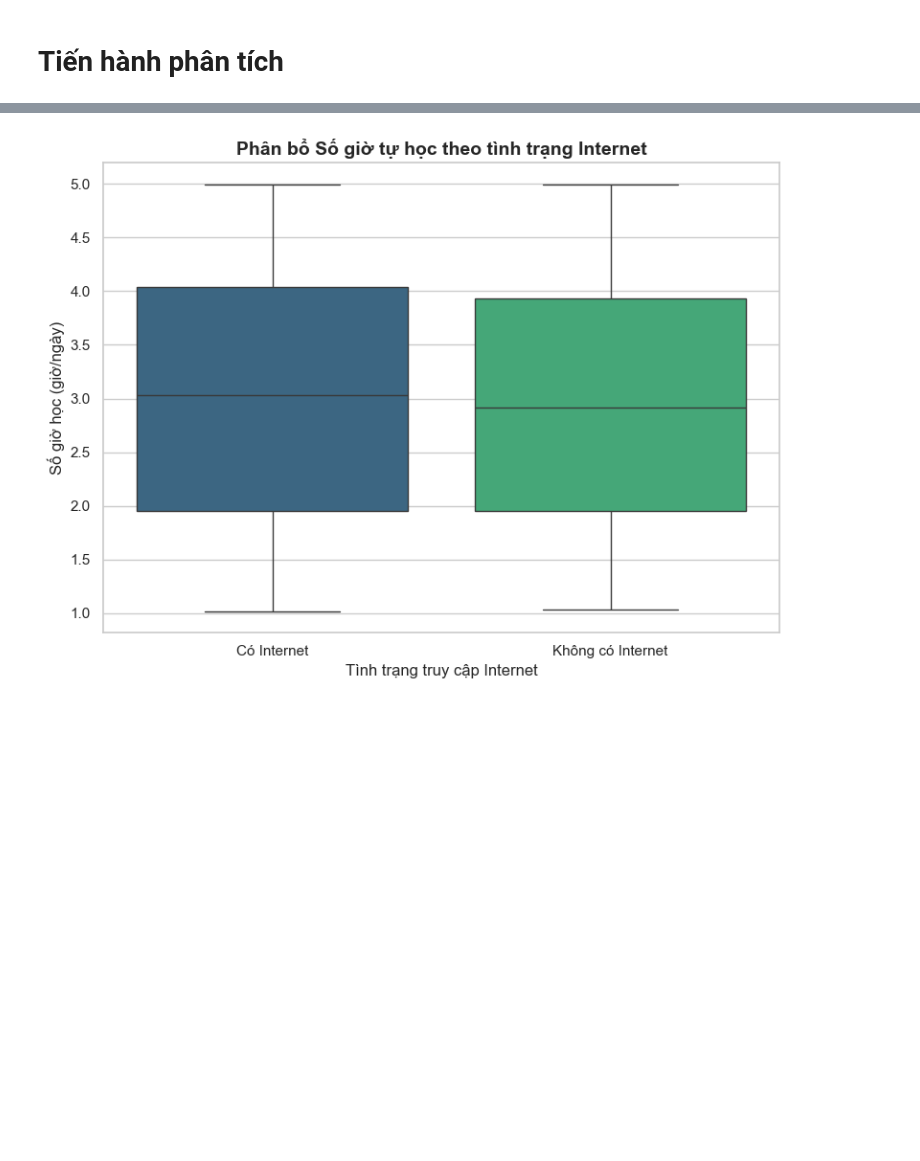
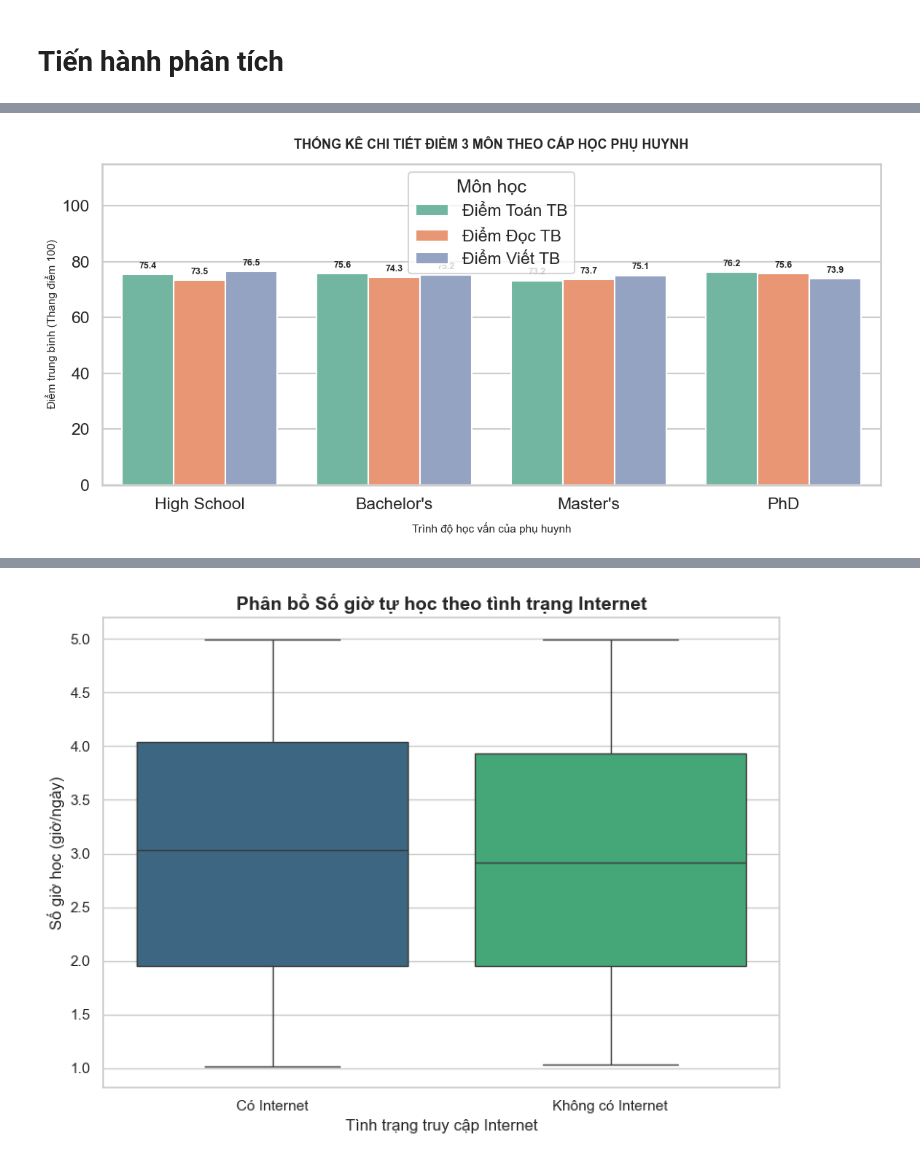
Before and after one commit to EnbacMig21/duan_datahsinh, a Jupyter notebook: phan_tich_data.ipynb, the cells around one changed output, grey strips where cells are left out. Cells and saved outputs as stored; diff of their text form; code cells hidden in the pictures; blank space fills up the shorter version.

```diff
--- a/phan_tich_data.ipynb
+++ b/phan_tich_data.ipynb
@@ -187,0 +150,78 @@ Từ ma trận tương quan phía trên, kèm theo biểu đồ ta có thể đ
+# %%
+import pandas as pd
+import matplotlib.pyplot as plt
+import seaborn as sns
+
+# 1. Đọc dữ liệu từ file của bạn
+df = pd.read_csv('student_info_updated.csv')
+
+# 2. Định nghĩa từ điển quy đổi (Mapping) chuẩn xác theo ảnh bạn gửi
+mapping_edu = {
+    1: 'High School',
+    2: "Bachelor's",
+    3: "Master's",
+    4: 'PhD',
+    '1': 'High School',
+    '2': "Bachelor's",
+    '3': "Master's",
+    '4': 'PhD'
+}
+
+# Tạo cột nhãn chữ mới
+df['parent_education_label'] = df['parent_education'].map(mapping_edu)
+df['parent_education_label'] = df['parent_education_label'].fillna(df['parent_education'])
+
+# 3. Tính điểm trung bình của từng môn theo nhãn chữ mới
+subject_scores_by_parent = df.groupby('parent_education_label')[['math_score', 'reading_score', 'writing_score']].mean().reset_index()
+subject_scores_by_parent = subject_scores_by_parent.round(2)
+
+# Sắp xếp thứ tự hiển thị từ thấp đến cao theo đúng logic học thuật
+ordered_categories = ['High School', "Bachelor's", "Master's", 'PhD']
+subject_scores_by_parent['parent_education_label'] = pd.Categorical(
+    subject_scores_by_parent['parent_education_label'],
+    categories=ordered_categories,
+    ordered=True
+)
+subject_scores_by_parent = subject_scores_by_parent.sort_values('parent_education_label').reset_index(drop=True)
+
+# Đổi tên các cột sang tiếng Việt để bảng in ra sạch sẽ
+subject_scores_by_parent.columns = ['Cấp học phụ huynh', 'Điểm Toán TB', 'Điểm Đọc TB', 'Điểm Viết TB']
+
+# 4. In kết quả số cụ thể ra màn hình
+print("--- KẾT QUẢ SỐ CỤ THỂ: ĐIỂM 3 MÔN THEO CẤP HỌC PHỤ HUYNH ---")
+print(subject_scores_by_parent.to_string(index=False))
+
+# ==========================================================
+# 5. TRỰC QUAN HÓA (Vẽ biểu đồ cột nhóm)
+# ==========================================================
+df_melted = pd.melt(subject_scores_by_parent,
+                    id_vars=['Cấp học phụ huynh'],
+                    value_vars=['Điểm Toán TB', 'Điểm Đọc TB', 'Điểm Viết TB'],
+                    var_name='Môn học',
+                    value_name='Điểm số trung bình')
+
+plt.figure(figsize=(12, 6))
+sns.set_style("whitegrid")
+
+# Vẽ biểu đồ cột nhóm
+ax = sns.barplot(x='Cấp học phụ huynh', y='Điểm số trung bình', hue='Môn học', data=df_melted, palette='Set2')
+
+# Cấu hình tiêu đề và nhãn trục
+plt.title('THỐNG KÊ CHI TIẾT ĐIỂM 3 MÔN THEO CẤP HỌC PHỤ HUYNH', fontsize=13, fontweight='bold', pad=15)
+plt.xlabel('Trình độ học vấn của phụ huynh', fontsize=11, labelpad=10)
+plt.ylabel('Điểm trung bình (Thang điểm 100)', fontsize=11)
+plt.ylim(0, 115)
+
+# Hiển thị số điểm cụ thể lên đầu từng cột
+for p in ax.patches:
+    if p.get_height() > 0:
+        ax.annotate(f'{p.get_height():.1f}',
+                    (p.get_x() + p.get_width() / 2., p.get_height()),
+                    ha='center', va='center',
+                    xytext=(0, 8),
+                    textcoords='offset points',
+                    fontsize=9, fontweight='bold')
+
+plt.tight_layout()
+plt.show()
+# %% [output]
@@ -187,0 +234 @@ Từ ma trận tương quan phía trên, kèm theo biểu đồ ta có thể đ
+[figure, added]
```
Also changed, not shown: parts of 31 cells of this notebook.
